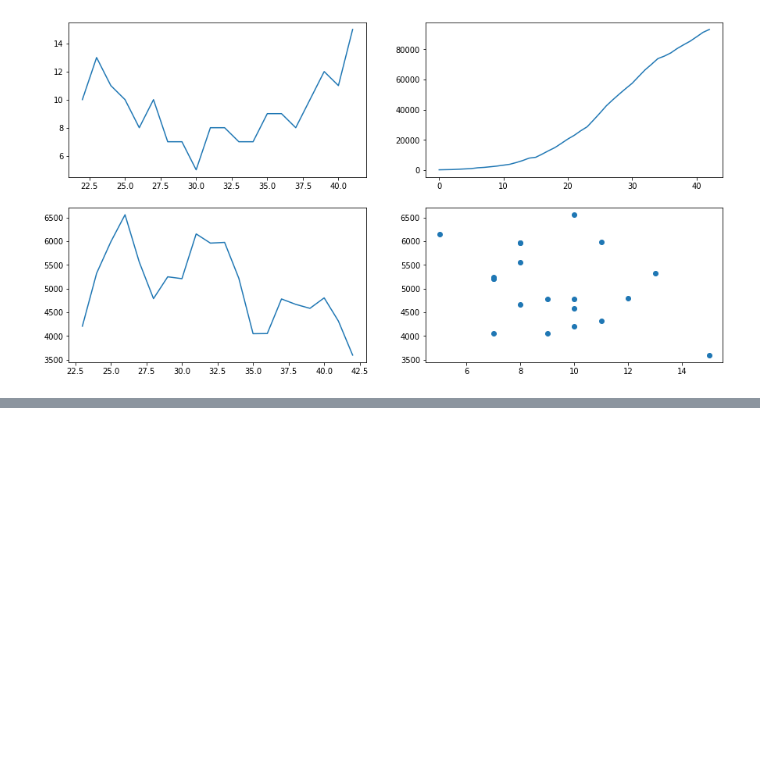
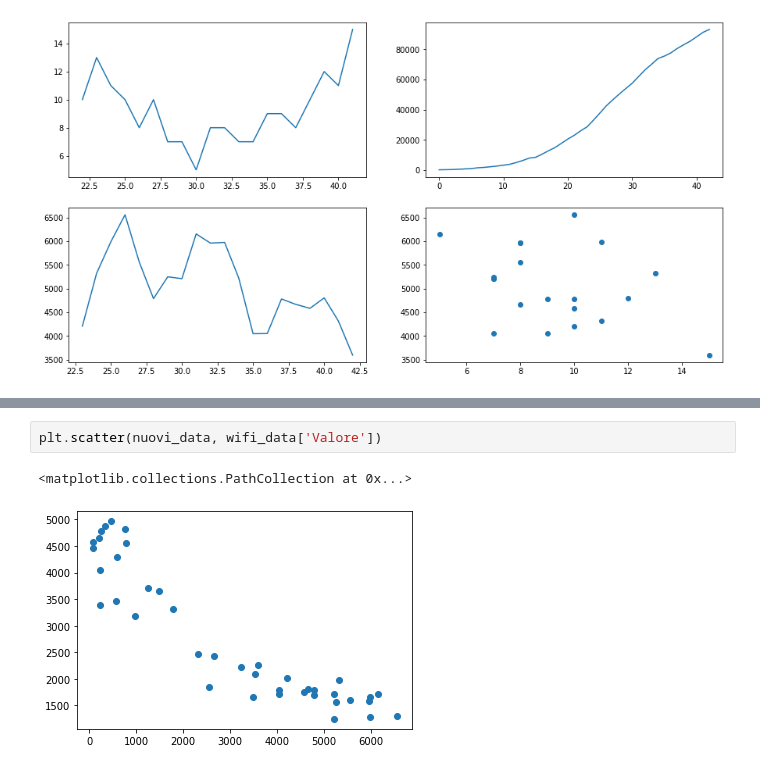
Before and after one commit to Bertonc98/BadCharts, a Jupyter notebook: covid_charts.ipynb, the cells around one changed output, grey strips where cells are left out. Saved outputs shown, nothing was run; the diff lists cells and outputs as text; blank space fills up the shorter version.

```diff
--- a/covid_charts.ipynb
+++ b/covid_charts.ipynb
@@ -128,0 +132,5 @@ st.pearsonr(nuovi_data,wifi_data['Valore'])
+# %%
+plt.scatter(nuovi_data, wifi_data['Valore'])
+# %% [output]
+<matplotlib.collections.PathCollection at 0x...>
+[figure, added]
```
Also changed, not shown: parts of 3 cells of this notebook.
